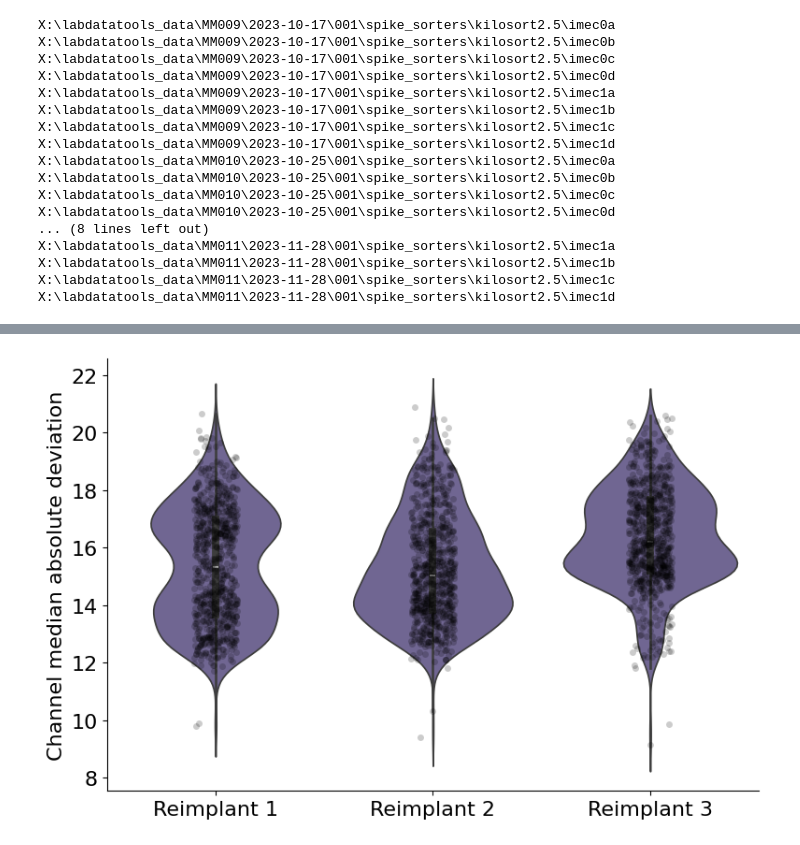
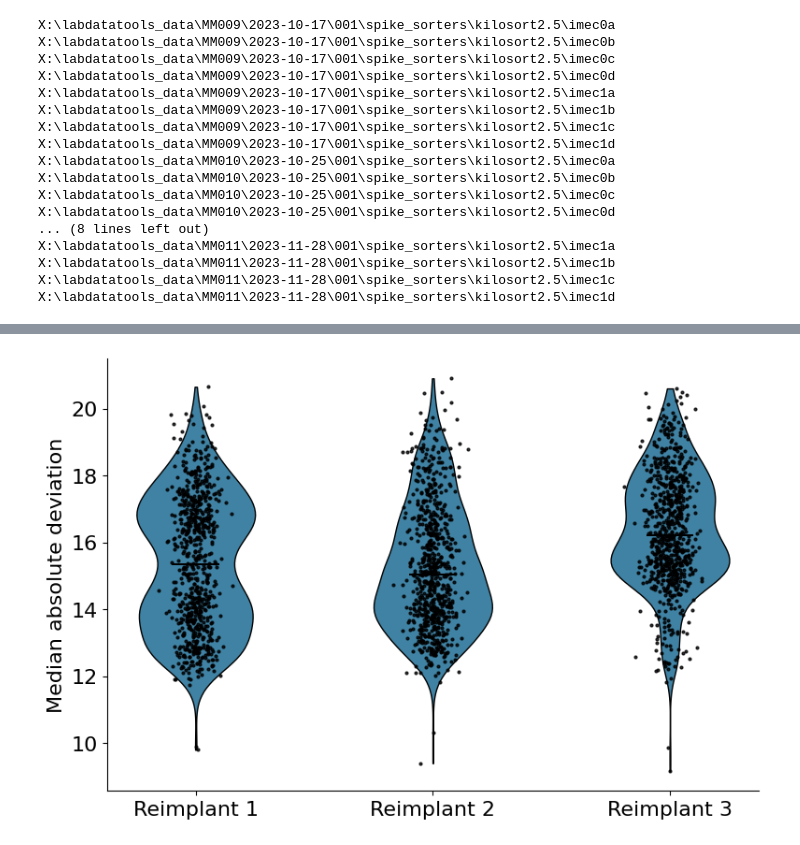
Before and after one commit to spkware/chronic_recording_manuscript, a Jupyter notebook: src/reimplant_units.ipynb, the cells around one changed output, grey strips where cells are left out. Saved outputs shown, nothing was run; the diff lists cells and outputs as text; code cells hidden in the pictures.

```diff
--- a/src/reimplant_units.ipynb
+++ b/src/reimplant_units.ipynb
@@ -172,11 +187,7 @@ plt.savefig(SAVEPATH / 'reimplant_amps.pdf', format='pdf', dpi=500, bbox_inches=
 # %%
 # Plot MAD for each channel
 from mtscomp import decompress
-
 binfiles = [list_spikeglx_binary_paths(DATAPATH / sub / sess) for sub, sess in zip (SUBJECTS,SESSIONS)]
-import seaborn as sns
-import matplotlib.pyplot as plt
-fig = plt.figure(figsize=(9,6))
 
 allmads = {}
 for isess, (shank_clus,sess_files) in enumerate(zip(session_clus,binfiles)):
@@ -200,17 +211,28 @@ for isess, (shank_clus,sess_files) in enumerate(zip(session_clus,binfiles)):
 
     mads = np.hstack(mads)
     allmads.update({labels[isess]: mads})
-
-#allmads = pd.DataFrame(allmads)
-bins = np.linspace(4,20,15)
-
-#pal = sns.color_palette("hls", 8)
-sns.stripplot(allmads, jitter=True, color='black',alpha=.2)
-sns.violinplot(allmads,color='#6c5f99')
-plt.ylabel('Channel median absolute deviation')
-plt.gca().spines[['right', 'top']].set_visible(False)
-
-
-plt.savefig(SAVEPATH / 'reimplant_mad.pdf', format='pdf', dpi=500)
+allmads = pd.DataFrame(allmads)
-# %% [output]
-[figure, removed]
+# %%
+
+fig = plt.figure(figsize=(9,6))
+xvals = [1,2,3]
+parts = plt.violinplot(allmads.values, xvals, showmedians=False, showextrema=False)
+
+for pc in parts['bodies']:
+    pc.set_facecolor('#4082a3')
+    pc.set_edgecolor('black')
+    pc.set_alpha(1)
+
+for i,x in enumerate(xvals):
+    scatter_positions = np.random.normal(x, scale=.05, size=allmads.values[:,i].size)
+    plt.scatter(scatter_positions, allmads.values[:,i], color='black',s=4, alpha=.8)
+    plt.hlines(np.median(allmads.values[:,i]), x-.1, x+.1, color='black')
+
+plt.xticks(xvals, labels)
+plt.ylabel('Median absolute deviation')
+plt.xlabel('')
+plt.gca().spines[['right', 'top']].set_visible(False)
+
+plt.savefig(SAVEPATH / 'reimplant_mad.pdf', format='pdf', dpi=500)
+# %% [output]
+[figure, added]
```
Also changed, not shown: parts of 4 cells of this notebook.
